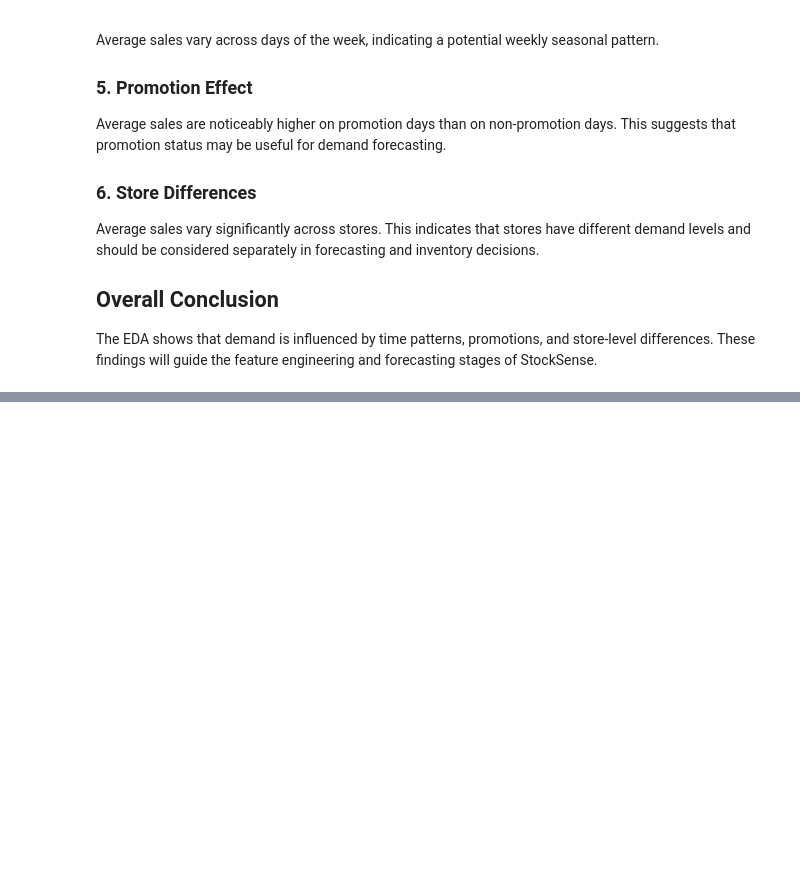
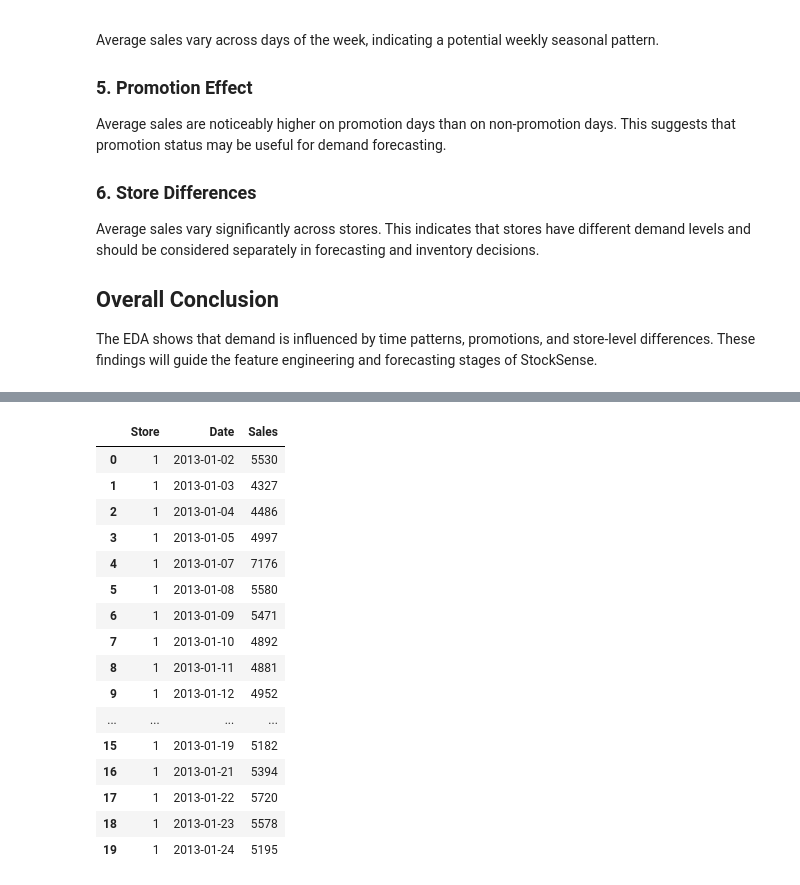
Before and after one commit to shreyaChoudhry/stocksense, a Jupyter notebook: notebooks/02_eda.ipynb, the cells around one changed output, grey strips where cells are left out. Drawn from its saved outputs; the diff is of its cells as text; code cells hidden in the pictures; blank space fills up the shorter version.

```diff
--- a/notebooks/02_eda.ipynb
+++ b/notebooks/02_eda.ipynb
@@ -301,0 +414,24 @@ The EDA shows that demand is influenced by time patterns, promotions, and store-
+# %%
+df["Date"] = pd.to_datetime(df["Date"])
+
+df = df.sort_values(["Store", "Date"])
+
+df[["Store", "Date", "Sales"]].head(20)
+# %% [output]
+|  | Store | Date | Sales |
+| 0 | 1 | 2013-01-02 | 5530 |
+| 1 | 1 | 2013-01-03 | 4327 |
+| 2 | 1 | 2013-01-04 | 4486 |
+| 3 | 1 | 2013-01-05 | 4997 |
+| 4 | 1 | 2013-01-07 | 7176 |
+| 5 | 1 | 2013-01-08 | 5580 |
+| 6 | 1 | 2013-01-09 | 5471 |
+| 7 | 1 | 2013-01-10 | 4892 |
+| 8 | 1 | 2013-01-11 | 4881 |
+| 9 | 1 | 2013-01-12 | 4952 |
+| ... | ... | ... | ... |
+| 15 | 1 | 2013-01-19 | 5182 |
+| 16 | 1 | 2013-01-21 | 5394 |
+| 17 | 1 | 2013-01-22 | 5720 |
+| 18 | 1 | 2013-01-23 | 5578 |
+| 19 | 1 | 2013-01-24 | 5195 |
```
Also changed, not shown: parts of 11 cells of this notebook, 1 other file.
